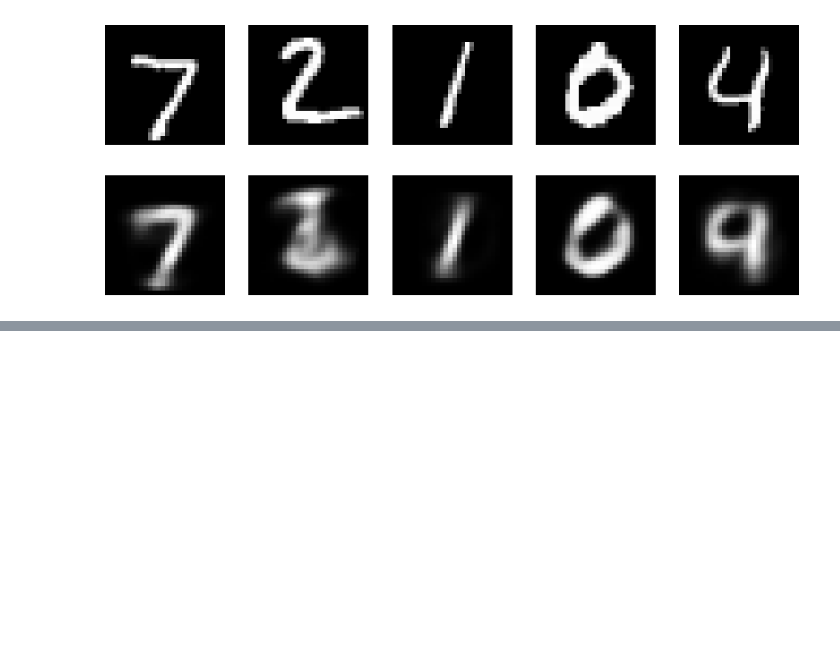
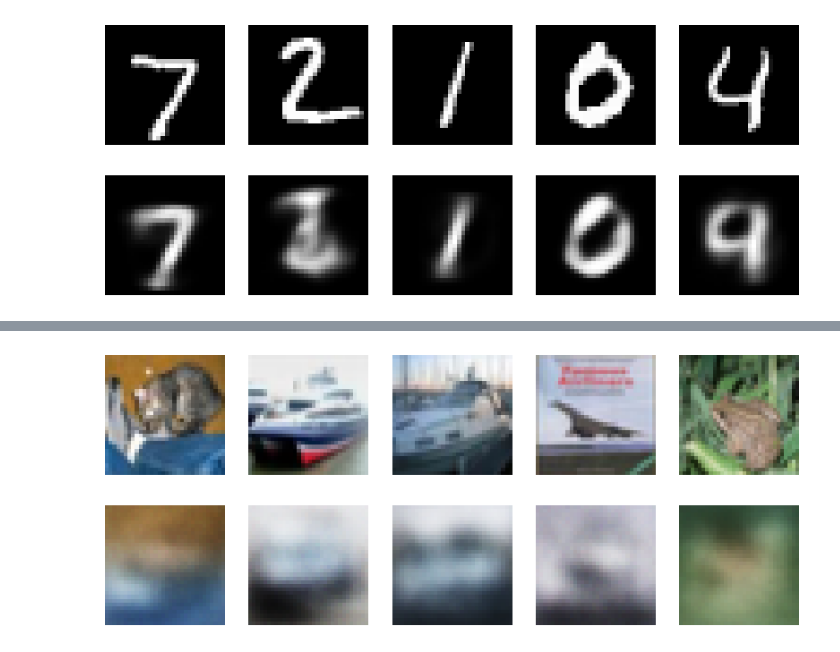
Before and after one commit to bhavanaramakrishna6/dl-practice, a Jupyter notebook: DL_Lab.ipynb, the cells around one changed output, grey strips where cells are left out. Drawn from its saved outputs; the diff is of its cells as text; code cells hidden in the pictures; blank space fills up the shorter version.

```diff
--- a/DL_Lab.ipynb
+++ b/DL_Lab.ipynb
@@ -3951,0 +4035,49 @@ Epoch 10/10
+# %%
+import numpy as np
+import matplotlib.pyplot as plt
+from tensorflow.keras.datasets import cifar10
+from tensorflow.keras.layers import Input, Dense
+from tensorflow.keras.models import Model
+
+# Load data
+(x_train, _), (x_test, _) = cifar10.load_data()
+
+# Normalize
+x_train = x_train.astype('float32') / 255.
+x_test = x_test.astype('float32') / 255.
+
+# Flatten (32*32*3 = 3072)
+x_train = x_train.reshape((len(x_train), 3072))
+x_test = x_test.reshape((len(x_test), 3072))
+
+# Model
+input_img = Input(shape=(3072,))
+encoded = Dense(256, activation='relu')(input_img)   # compressed
+encoded = Dense(64, activation='relu')(encoded)
+decoded = Dense(3072, activation='sigmoid')(encoded)
+
+autoencoder = Model(input_img, decoded)
+
+autoencoder.compile(optimizer='adam', loss='binary_crossentropy')
+
+# Train
+autoencoder.fit(x_train, x_train,
+                epochs=10,
+                batch_size=256,
+                validation_data=(x_test, x_test))
+
+# Predict
+decoded_imgs = autoencoder.predict(x_test)
+
+# Display
+plt.figure(figsize=(10,4))
+for i in range(5):
+    ax = plt.subplot(2,5,i+1)
+    plt.imshow(x_test[i].reshape(32,32,3))
+    ax.axis('off')
+
+    ax = plt.subplot(2,5,i+6)
+    plt.imshow(decoded_imgs[i].reshape(32,32,3))
+    ax.axis('off')
+plt.show()
+# %% [output]
@@ -3951,0 +4101 @@ Epoch 10/10
+[figure, added]
```
Also changed, not shown: parts of 5 cells of this notebook.
